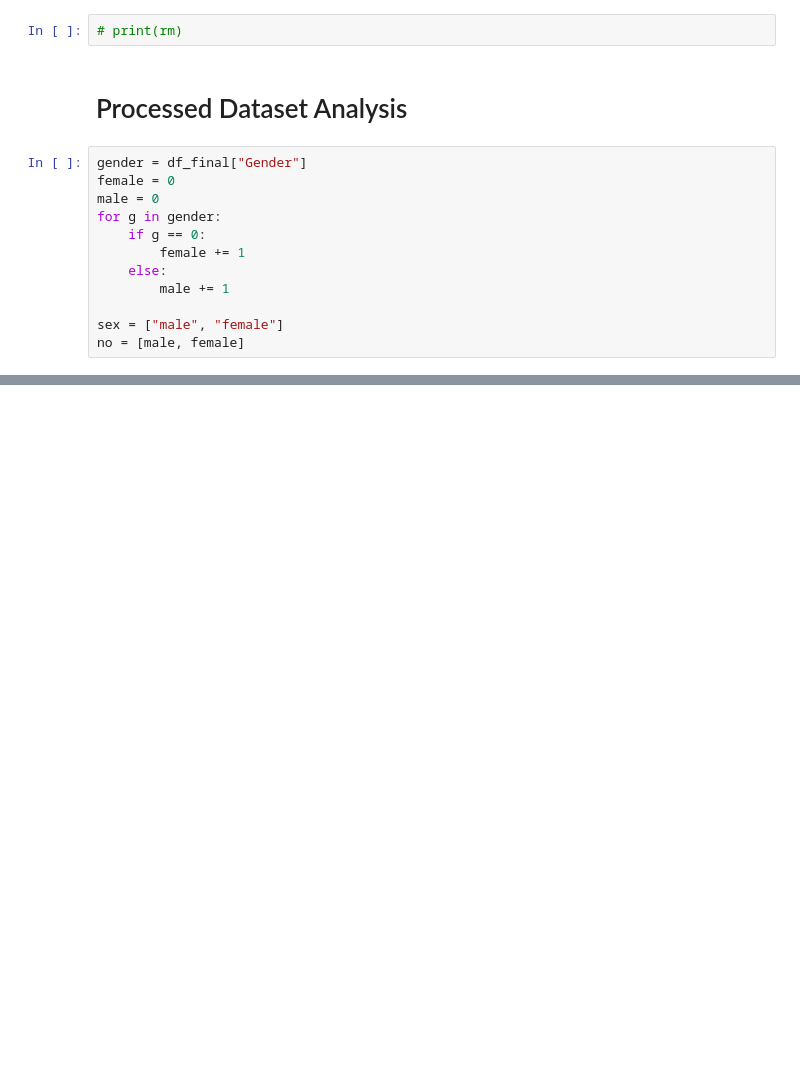
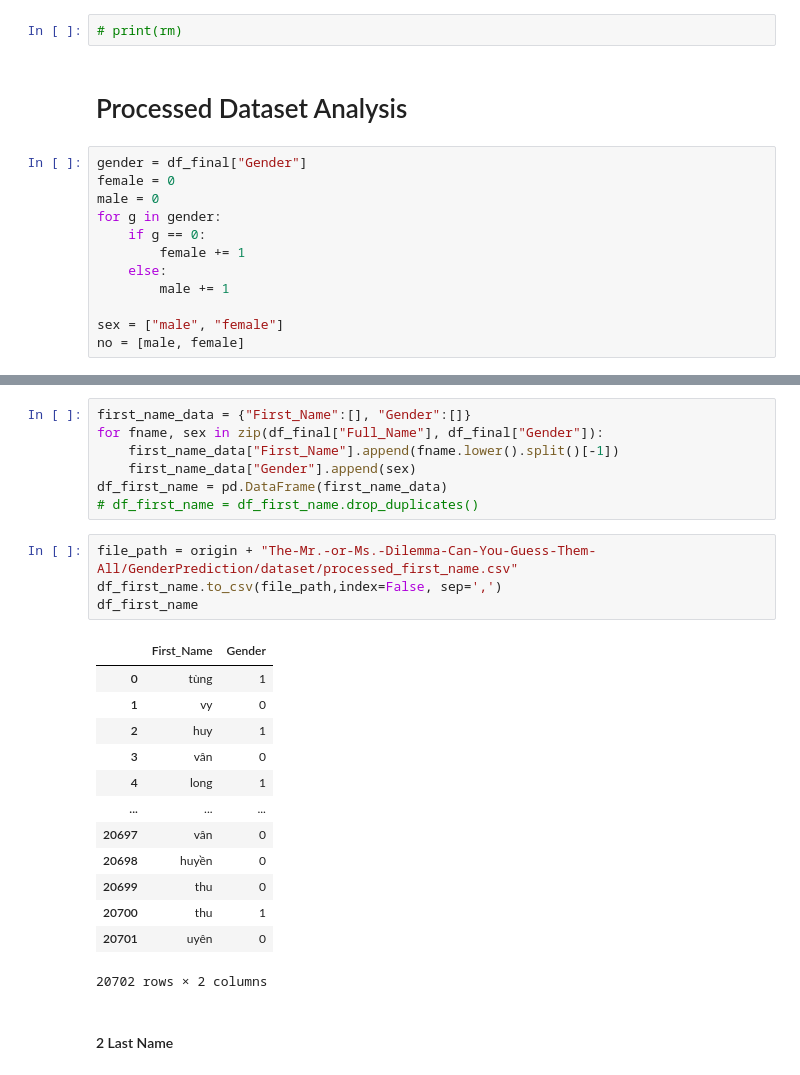
Before and after one commit to namhainguyen2803/The-Mr.-or-Ms.-Dilemma-Can-You-Guess-Them-All, a Jupyter notebook: GenderPrediction/dataset/Data.ipynb, the cells around one changed output, grey strips where cells are left out. Cells and saved outputs as stored; diff of their text form; blank space fills up the shorter version.

```diff
--- a/GenderPrediction/dataset/Data.ipynb
+++ b/GenderPrediction/dataset/Data.ipynb
@@ -365,0 +371,27 @@ plt.bar(sex, no)
+# %%
+first_name_data = {"First_Name":[], "Gender":[]}
+for fname, sex in zip(df_final["Full_Name"], df_final["Gender"]):
+    first_name_data["First_Name"].append(fname.lower().split()[-1])
+    first_name_data["Gender"].append(sex)
+df_first_name = pd.DataFrame(first_name_data)
+# df_first_name = df_first_name.drop_duplicates()
+# %%
+file_path = origin + "The-Mr.-or-Ms.-Dilemma-Can-You-Guess-Them-All/GenderPrediction/dataset/processed_first_name.csv"
+df_first_name.to_csv(file_path,index=False, sep=',')
+df_first_name
+# %% [output]
+|  | First_Name | Gender |
+| 0 | tùng | 1 |
+| 1 | vy | 0 |
+| 2 | huy | 1 |
+| 3 | vân | 0 |
+| 4 | long | 1 |
+| ... | ... | ... |
+| 20697 | vân | 0 |
+| 20698 | huyền | 0 |
+| 20699 | thu | 0 |
+| 20700 | thu | 1 |
+| 20701 | uyên | 0 |
+20702 rows × 2 columns
+# %% [markdown]
+#### 2 Last Name
```
Also changed, not shown: parts of 29 cells of this notebook, 5 other files.
